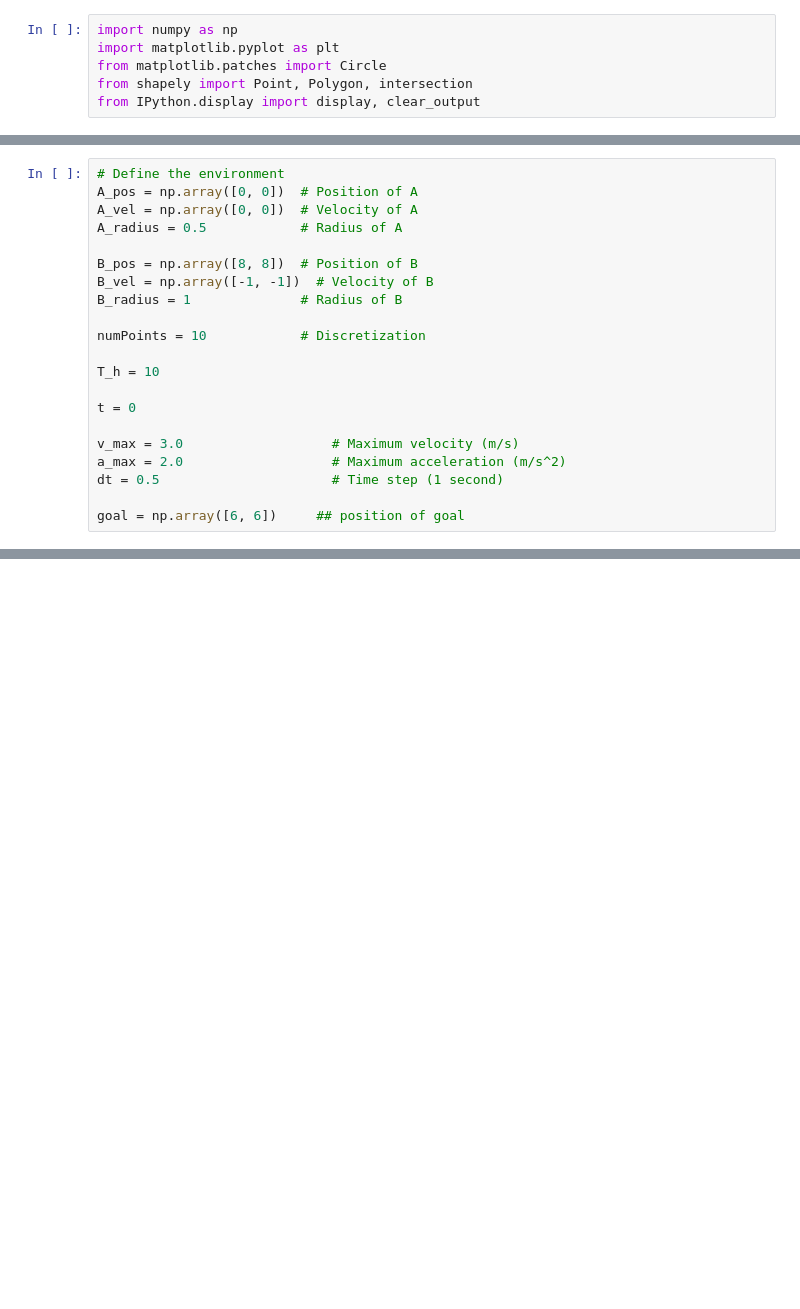
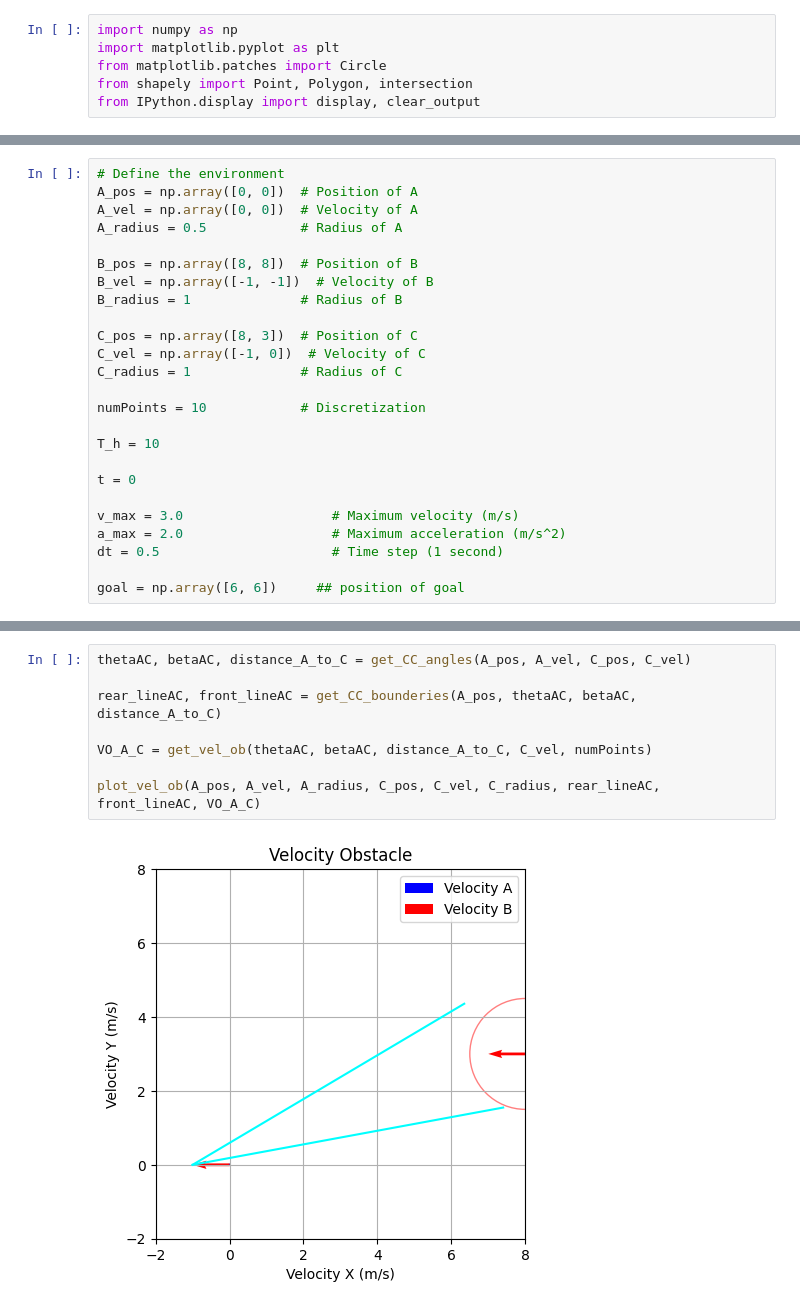
Before and after one commit to ParzivalStark/Velocity-Obstacles, a Jupyter notebook: Simulation_VO.ipynb, the cells around one changed output, grey strips where cells are left out. Saved outputs shown, nothing was run; the diff lists cells and outputs as text; blank space fills up the shorter version.

```diff
--- a/Simulation_VO.ipynb
+++ b/Simulation_VO.ipynb
@@ -242,6 +252,10 @@ A_radius = 0.5            # Radius of A
 B_pos = np.array([8, 8])  # Position of B
 B_vel = np.array([-1, -1])  # Velocity of B
 B_radius = 1              # Radius of B
+
+C_pos = np.array([8, 3])  # Position of C
+C_vel = np.array([-1, 0])  # Velocity of C
+C_radius = 1              # Radius of C
 
 numPoints = 10            # Discretization
 
@@ -265,5 +279,15 @@ plot_vel_ob(A_pos, A_vel, A_radius, B_pos, B_vel, B_radius, rear_line, front_lin
 # %% [output]
 [figure]
+# %%
+thetaAC, betaAC, distance_A_to_C = get_CC_angles(A_pos, A_vel, C_pos, C_vel)
+
+rear_lineAC, front_lineAC = get_CC_bounderies(A_pos, thetaAC, betaAC, distance_A_to_C)
+
+VO_A_C = get_vel_ob(thetaAC, betaAC, distance_A_to_C, C_vel, numPoints)
+
+plot_vel_ob(A_pos, A_vel, A_radius, C_pos, C_vel, C_radius, rear_lineAC, front_lineAC, VO_A_C)
+# %% [output]
+[figure, added]
 # %%
 # Get the set of feasible velocities
 reachable_vel_set = get_reachable_velocities(A_pos, A_vel, v_max, a_max, dt, numPoints)
```
Also changed, not shown: parts of 8 cells of this notebook.
